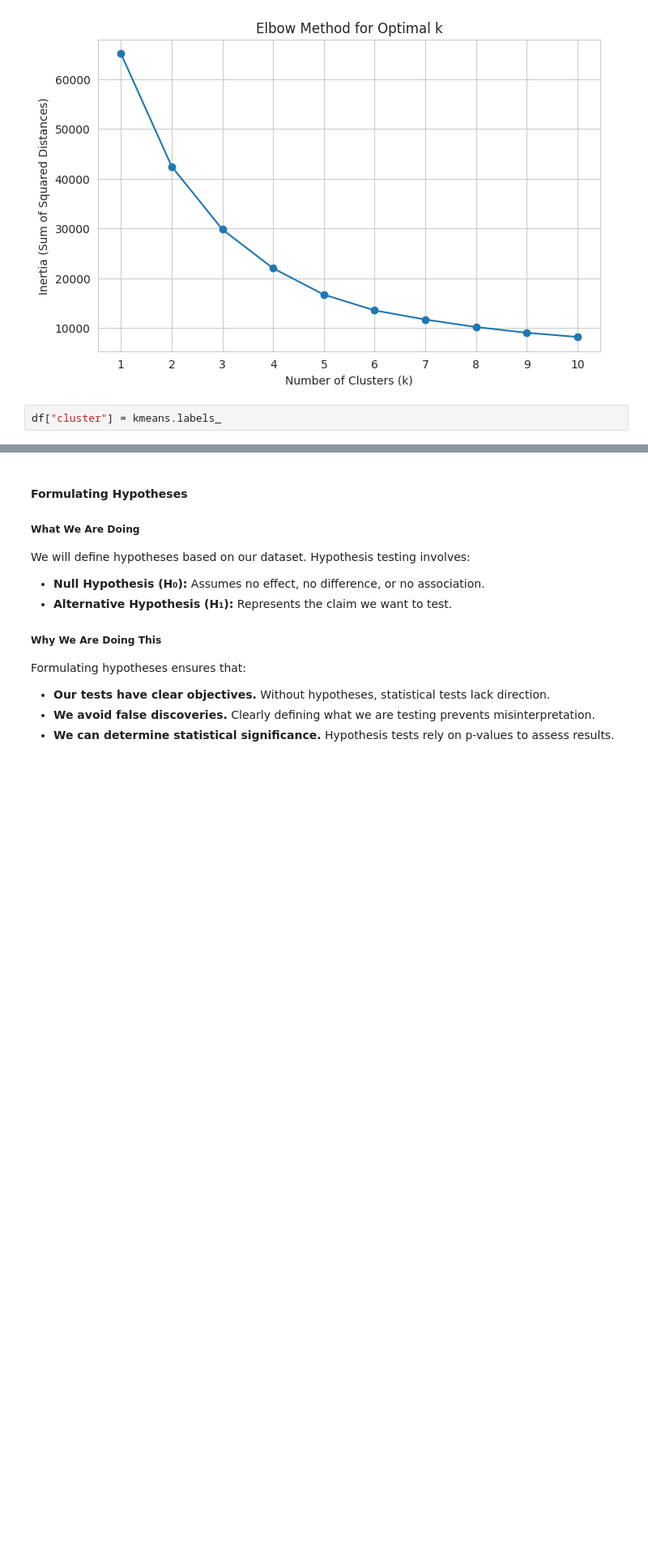
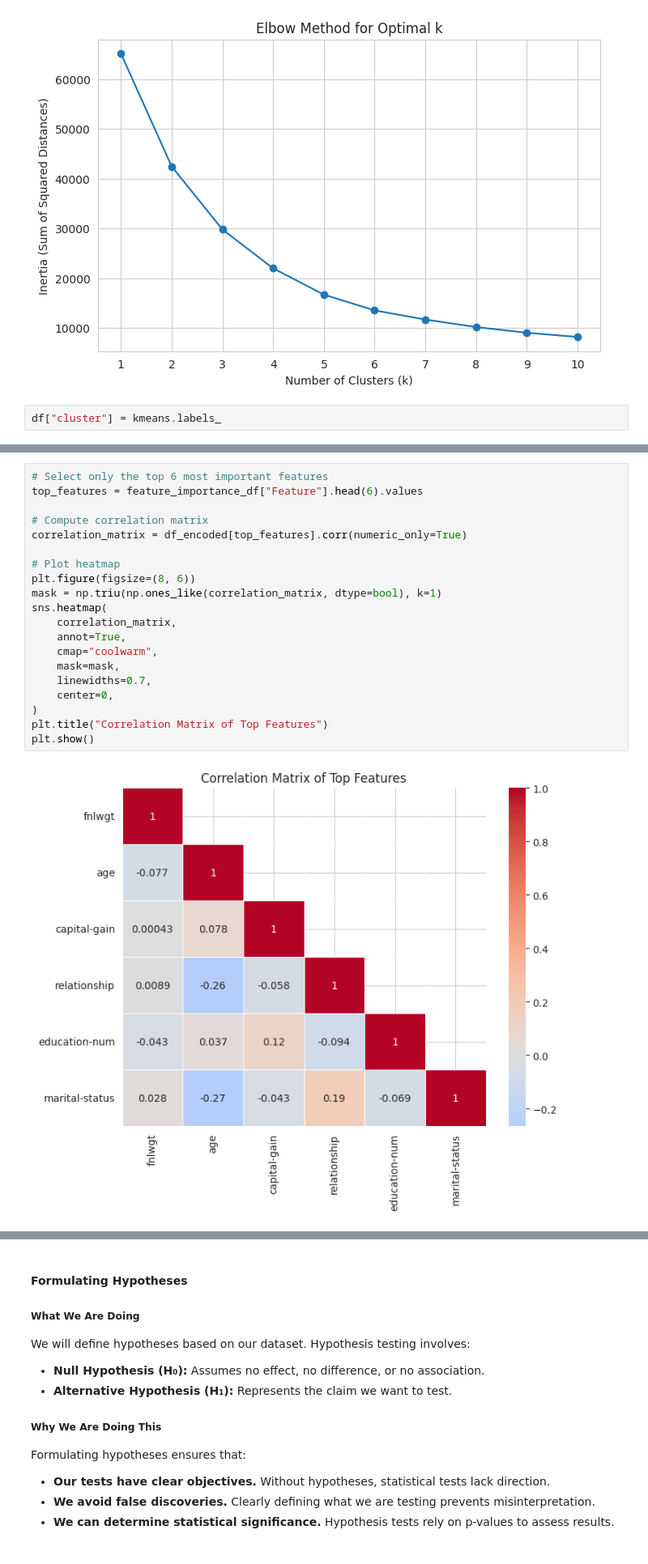
Before and after one commit to stephenjera/coding-tutorials, a Jupyter notebook: python-tutorials/Machine_Learning/T01_Exploratory_Data_Analysis/eda2.ipynb, the cells around one changed output, grey strips where cells are left out. Shown at 81% size. Cells and saved outputs as stored; diff of their text form; blank space fills up the shorter version.

```diff
--- a/python-tutorials/Machine_Learning/T01_Exploratory_Data_Analysis/eda2.ipynb
+++ b/python-tutorials/Machine_Learning/T01_Exploratory_Data_Analysis/eda2.ipynb
@@ -561 +687,23 @@ plt.show()
+# %%
+# Select only the top 6 most important features
+top_features = feature_importance_df["Feature"].head(6).values
+
+# Compute correlation matrix
+correlation_matrix = df_encoded[top_features].corr(numeric_only=True)
+
+# Plot heatmap
+plt.figure(figsize=(8, 6))
+mask = np.triu(np.ones_like(correlation_matrix, dtype=bool), k=1)
+sns.heatmap(
+    correlation_matrix,
+    annot=True,
+    cmap="coolwarm",
+    mask=mask,
+    linewidths=0.7,
+    center=0,
+)
+plt.title("Correlation Matrix of Top Features")
+plt.show()
+# %% [output]
+[figure, added]
 # %% [markdown]
```
Also changed, not shown: parts of 12 cells of this notebook.
